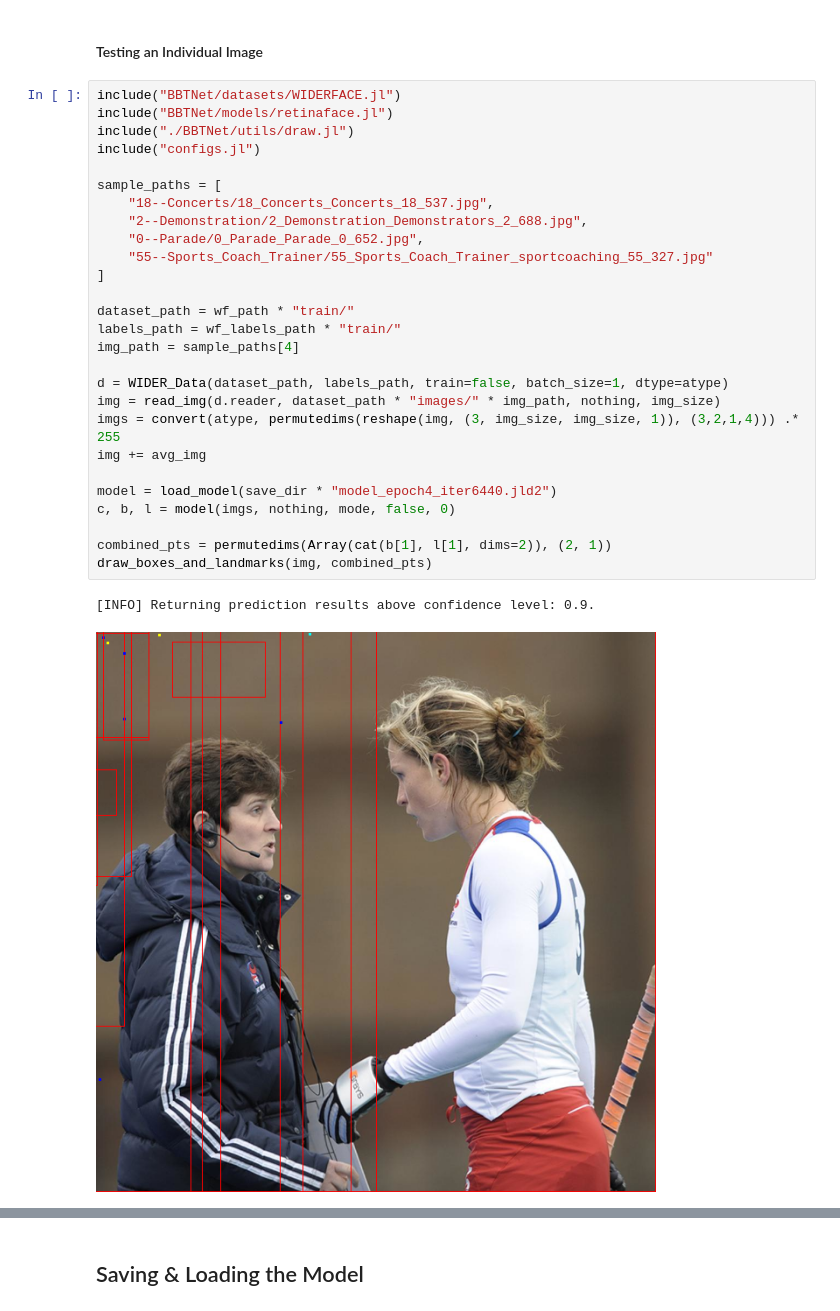
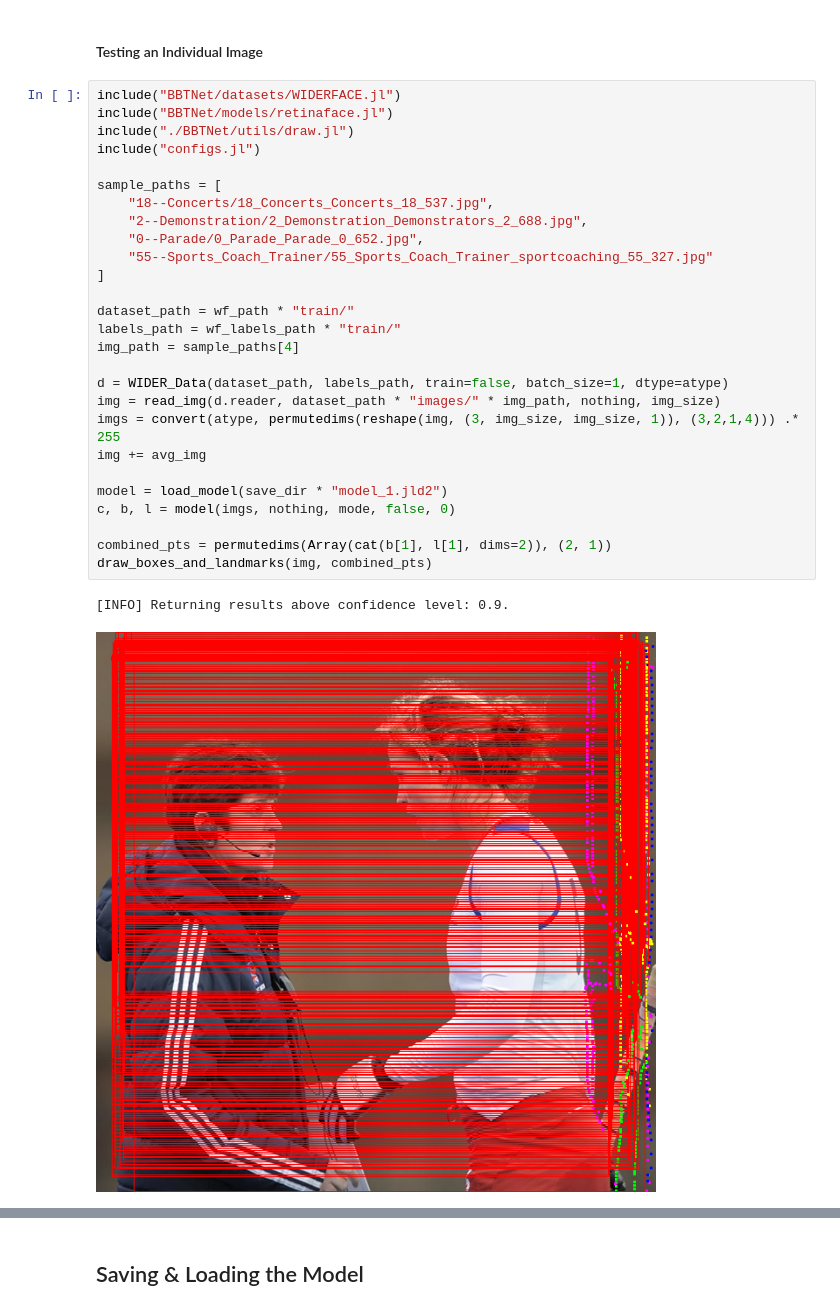
Before and after one commit to barisbatuhan/retinaface, a Jupyter notebook: progress.ipynb, the cells around one changed output, grey strips where cells are left out. Cells and saved outputs as stored; diff of their text form.

```diff
--- a/progress.ipynb
+++ b/progress.ipynb
@@ -76,30 +99,30 @@ draw_boxes_and_landmarks(img_cpu, combined_pts)
 # %%
 include("BBTNet/datasets/WIDERFACE.jl")
 include("BBTNet/models/retinaface.jl")
 include("./BBTNet/utils/draw.jl")
 include("configs.jl")
 
 sample_paths = [
     "18--Concerts/18_Concerts_Concerts_18_537.jpg",
     "2--Demonstration/2_Demonstration_Demonstrators_2_688.jpg",
     "0--Parade/0_Parade_Parade_0_652.jpg",
     "55--Sports_Coach_Trainer/55_Sports_Coach_Trainer_sportcoaching_55_327.jpg"
 ]
 
 dataset_path = wf_path * "train/"
 labels_path = wf_labels_path * "train/"
 img_path = sample_paths[4]
 
 d = WIDER_Data(dataset_path, labels_path, train=false, batch_size=1, dtype=atype)
 img = read_img(d.reader, dataset_path * "images/" * img_path, nothing, img_size)
 imgs = convert(atype, permutedims(reshape(img, (3, img_size, img_size, 1)), (3,2,1,4))) .* 255
 img += avg_img
 
-model = load_model(save_dir * "model_epoch4_iter6440.jld2")
+model = load_model(save_dir * "model_1.jld2")
 c, b, l = model(imgs, nothing, mode, false, 0)
 
 combined_pts = permutedims(Array(cat(b[1], l[1], dims=2)), (2, 1))
 draw_boxes_and_landmarks(img, combined_pts)
 # %% [output]
-[INFO] Returning prediction results above confidence level: 0.9.
+[INFO] Returning results above confidence level: 0.9.
-[figure, old version]
+[figure, new version]
```
Also changed, not shown: parts of 9 cells of this notebook, 5 other files.
